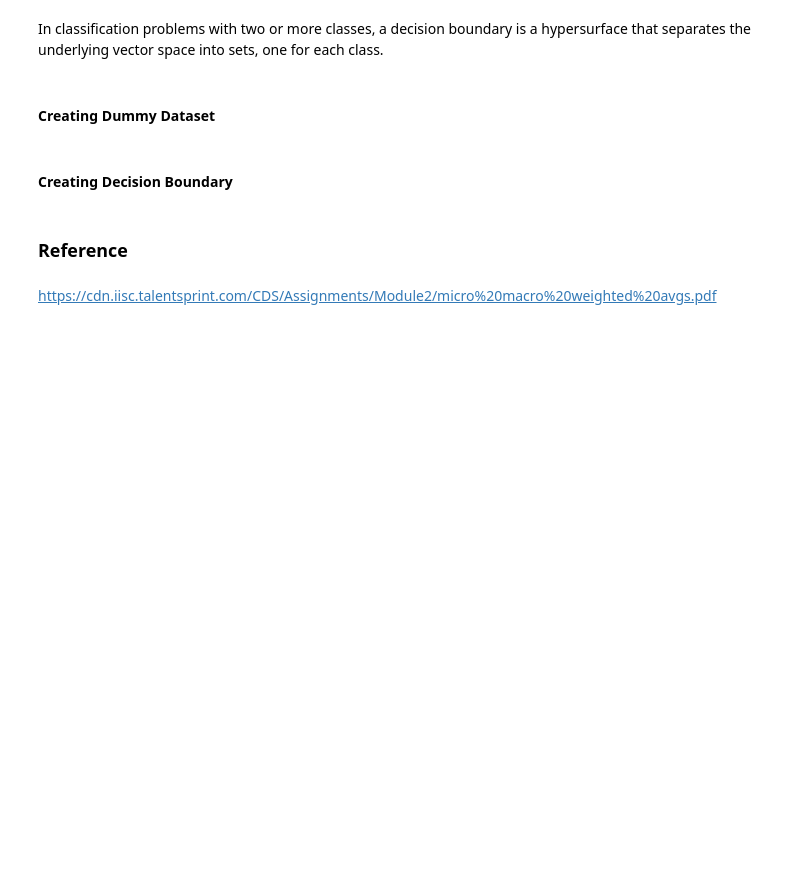
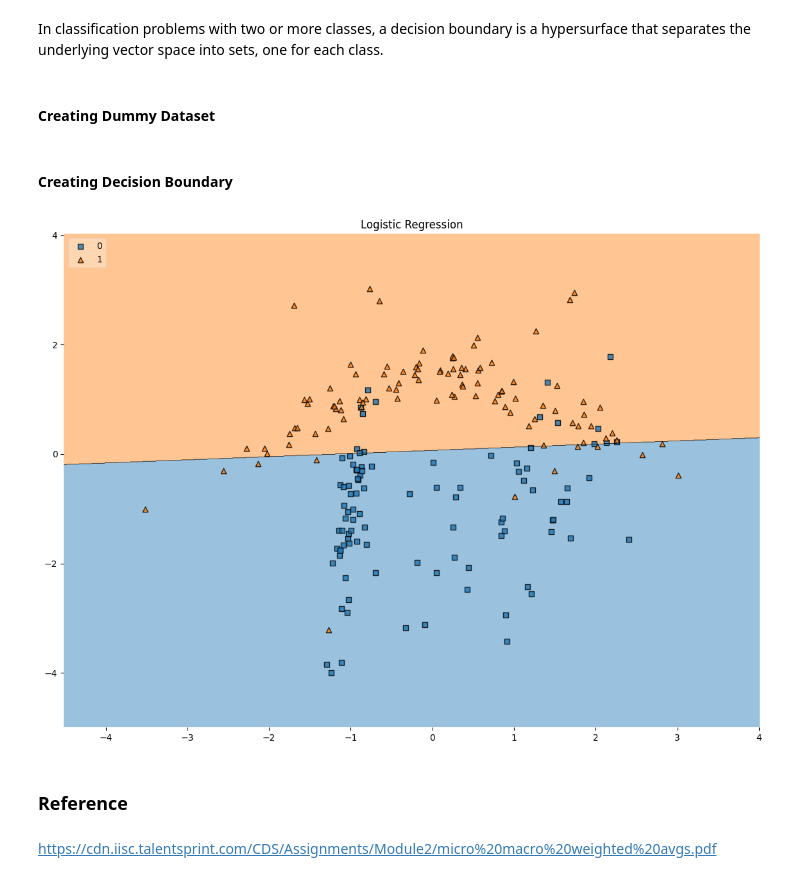
Before and after one commit to Shrutiba/iisc_cds, a Jupyter notebook: M2_AST_03_BinaryClassification_and_PerformanceMetrics_A.ipynb, the cells around one changed output. Drawn from its saved outputs; the diff is of its cells as text; code cells hidden in the pictures; blank space fills up the shorter version.

```diff
--- a/M2_AST_03_BinaryClassification_and_PerformanceMetrics_A.ipynb
+++ b/M2_AST_03_BinaryClassification_and_PerformanceMetrics_A.ipynb
@@ -594,17 +782,21 @@ X, y = make_classification(n_samples=200, n_features=2, n_informative=2, n_redun
 # %%
 import matplotlib.gridspec as gridspec
 from mlxtend.plotting import plot_decision_regions
 gs = gridspec.GridSpec(3, 2)
 
 fig = plt.figure(figsize=(14,10))
 
 label = 'Logistic Regression'
 # YOUR CODE HERE to create 'clf' by instantiating LogisticRegression
+clf = LogisticRegression()
 # YOUR CODE HERE to  fit(X, y) on 'clf'
+clf.fit(X,y)
 
 fig = plot_decision_regions(X=X, y=y, clf=clf, legend=2)
 plt.title(label)
 plt.show()
+# %% [output]
+[figure, added]
 # %% [markdown]
 ### Reference
 # %% [markdown]
```
Also changed, not shown: parts of 19 cells of this notebook.
